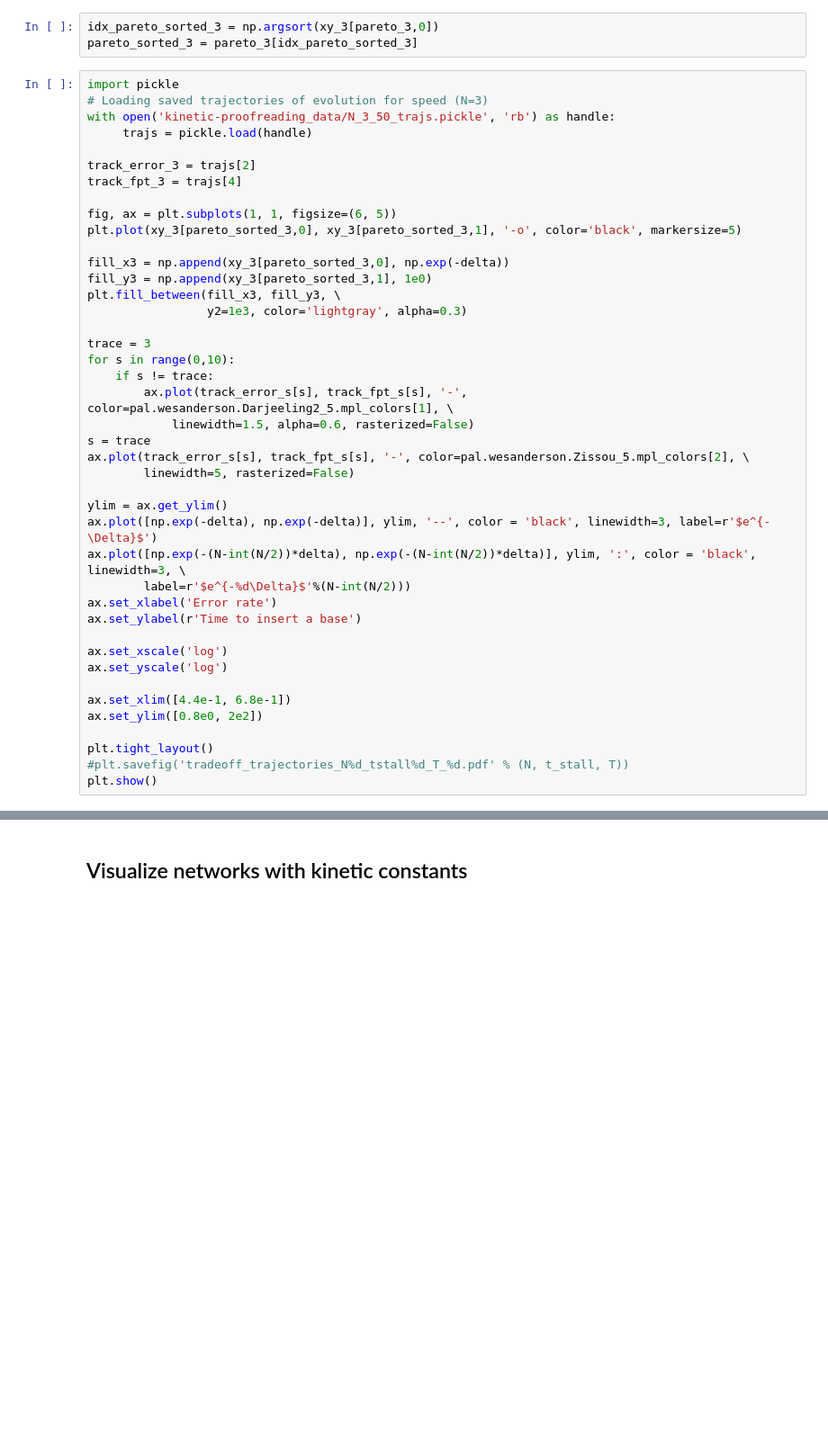
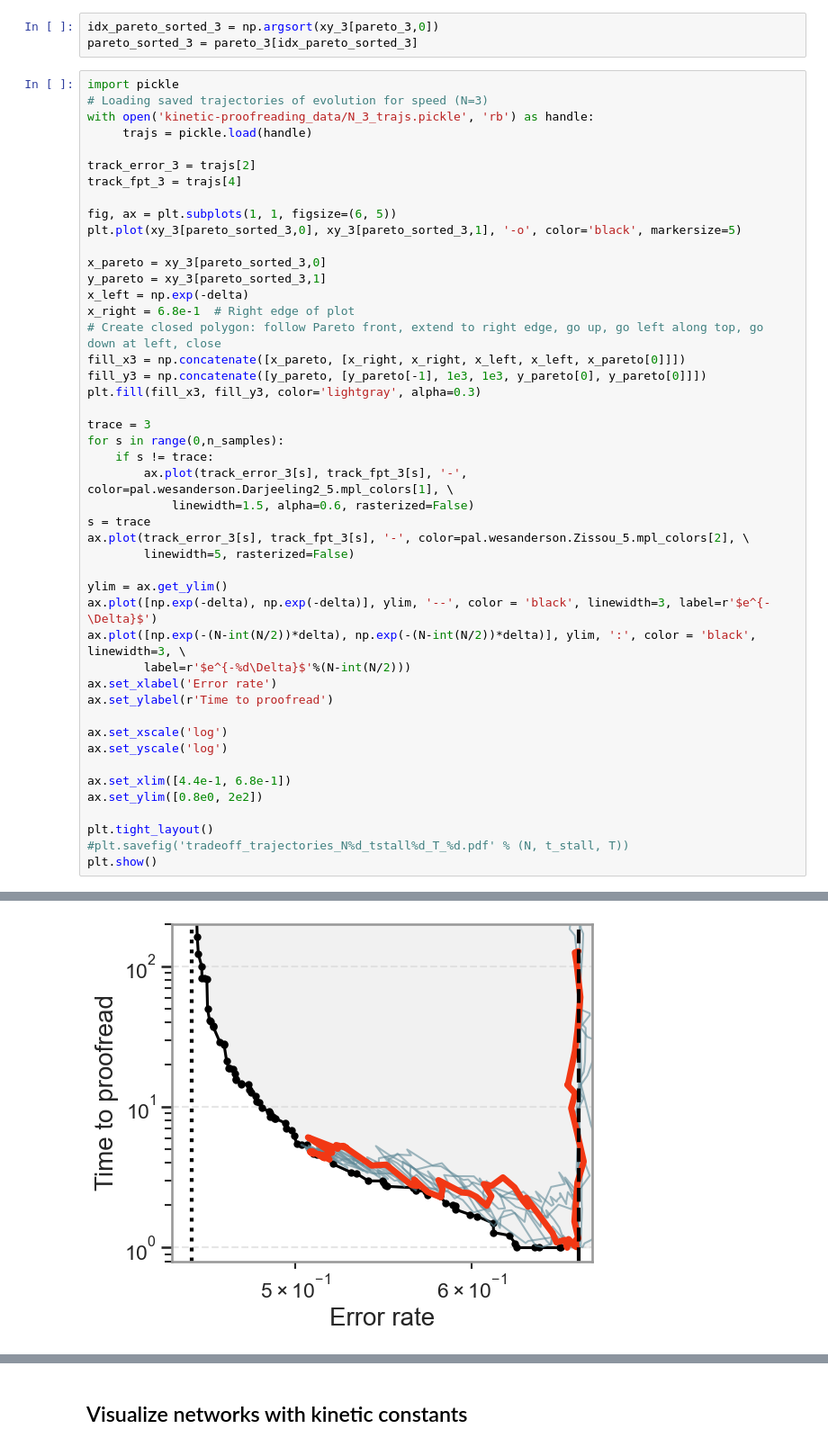
Before and after one commit to riccardoravasio/evolution-of-error-correction, a Jupyter notebook: kinetic_proofreading/20241112 Random network copier.ipynb, the cells around one changed output, grey strips where cells are left out. Shown at 90% size. Drawn from its saved outputs; the diff is of its cells as text; blank space fills up the shorter version.

Commit message:
Added some more simulations of Pareto fronts, fixed naming for consistency.

```diff
--- a/kinetic_proofreading/20241112 Random network copier.ipynb
+++ b/kinetic_proofreading/20241112 Random network copier.ipynb
@@ -440,7 +473,7 @@ pareto_sorted_3 = pareto_3[idx_pareto_sorted_3]
 # %%
 import pickle
 # Loading saved trajectories of evolution for speed (N=3)
-with open('kinetic-proofreading_data/N_3_50_trajs.pickle', 'rb') as handle:
+with open('kinetic-proofreading_data/N_3_trajs.pickle', 'rb') as handle:
      trajs = pickle.load(handle)
 
 track_error_3 = trajs[2]
@@ -449,18 +482,22 @@ track_fpt_3 = trajs[4]
 fig, ax = plt.subplots(1, 1, figsize=(6, 5))
 plt.plot(xy_3[pareto_sorted_3,0], xy_3[pareto_sorted_3,1], '-o', color='black', markersize=5)
 
-fill_x3 = np.append(xy_3[pareto_sorted_3,0], np.exp(-delta))
-fill_y3 = np.append(xy_3[pareto_sorted_3,1], 1e0)
-plt.fill_between(fill_x3, fill_y3, \
-                 y2=1e3, color='lightgray', alpha=0.3)
+x_pareto = xy_3[pareto_sorted_3,0]
+y_pareto = xy_3[pareto_sorted_3,1]
+x_left = np.exp(-delta)
+x_right = 6.8e-1  # Right edge of plot
+# Create closed polygon: follow Pareto front, extend to right edge, go up, go left along top, go down at left, close
+fill_x3 = np.concatenate([x_pareto, [x_right, x_right, x_left, x_left, x_pareto[0]]])
+fill_y3 = np.concatenate([y_pareto, [y_pareto[-1], 1e3, 1e3, y_pareto[0], y_pareto[0]]])
+plt.fill(fill_x3, fill_y3, color='lightgray', alpha=0.3)
 
 trace = 3
-for s in range(0,10):
+for s in range(0,n_samples):
     if s != trace:
-        ax.plot(track_error_s[s], track_fpt_s[s], '-', color=pal.wesanderson.Darjeeling2_5.mpl_colors[1], \
+        ax.plot(track_error_3[s], track_fpt_3[s], '-', color=pal.wesanderson.Darjeeling2_5.mpl_colors[1], \
             linewidth=1.5, alpha=0.6, rasterized=False)
 s = trace
-ax.plot(track_error_s[s], track_fpt_s[s], '-', color=pal.wesanderson.Zissou_5.mpl_colors[2], \
+ax.plot(track_error_3[s], track_fpt_3[s], '-', color=pal.wesanderson.Zissou_5.mpl_colors[2], \
         linewidth=5, rasterized=False)
 
 ylim = ax.get_ylim()
@@ -468,7 +505,7 @@ ax.plot([np.exp(-delta), np.exp(-delta)], ylim, '--', color = 'black', linewidth
 ax.plot([np.exp(-(N-int(N/2))*delta), np.exp(-(N-int(N/2))*delta)], ylim, ':', color = 'black', linewidth=3, \
         label=r'$e^{-%d\Delta}$'%(N-int(N/2)))
 ax.set_xlabel('Error rate')
-ax.set_ylabel(r'Time to insert a base')
+ax.set_ylabel(r'Time to proofread')
 
 ax.set_xscale('log')
 ax.set_yscale('log')
@@ -483,0 +520 @@ FileNotFoundError: [Errno 2] No such file or directory: 'N_3_50_trajs.pickle'
+[figure, added]
```
Also changed, not shown: parts of 36 cells of this notebook, 2 other files.
